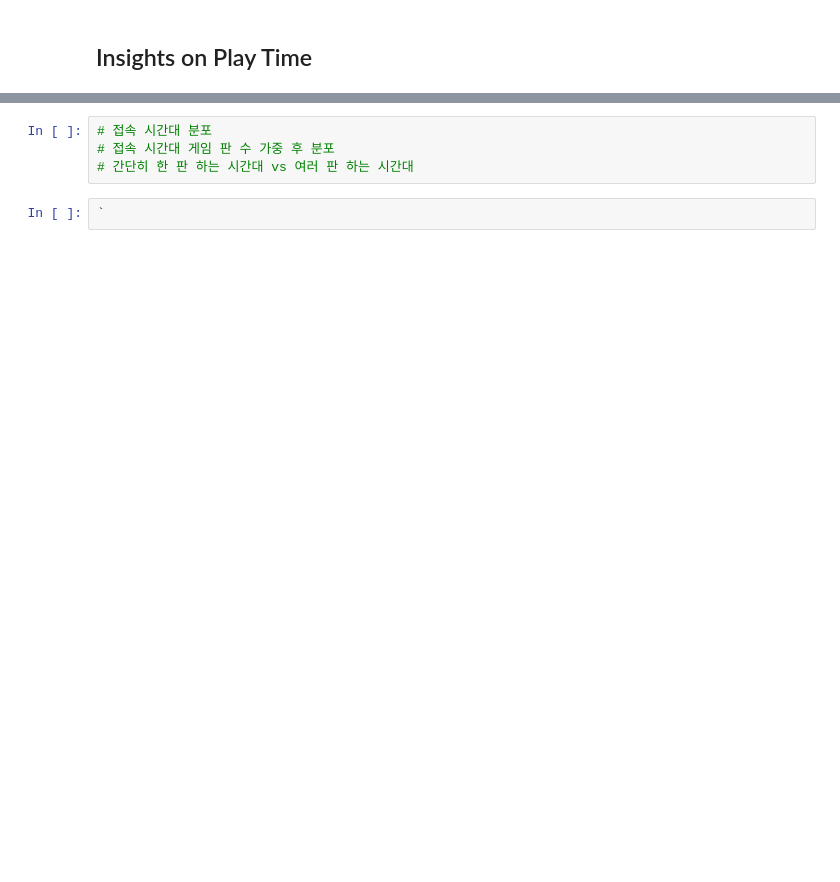
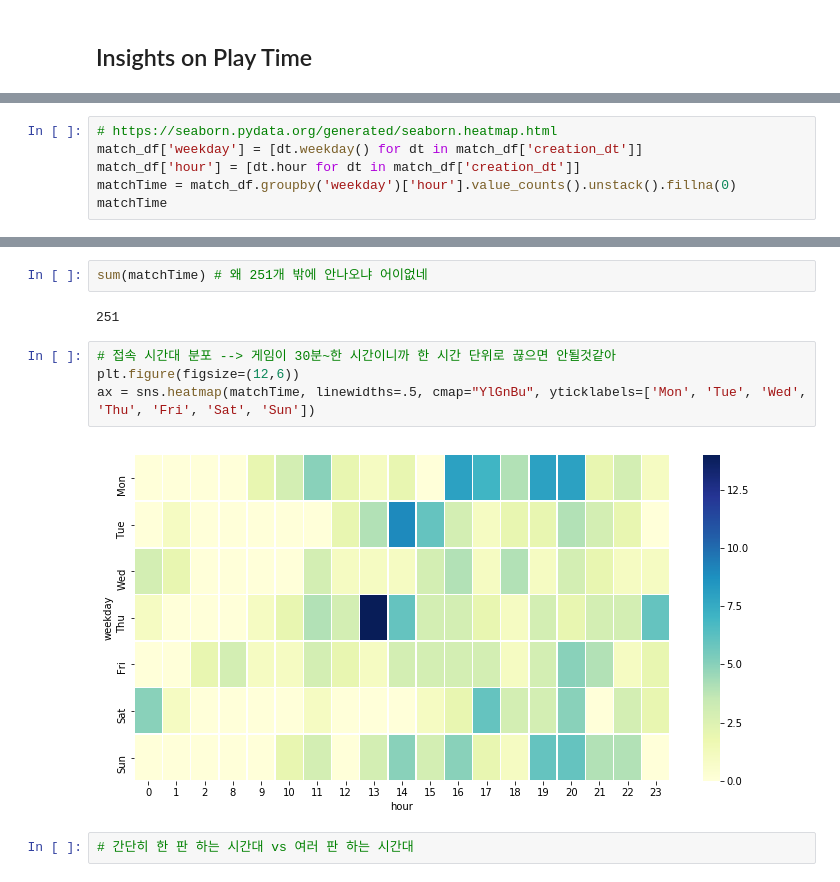
Before and after one commit to yoongaemii/Rioter, a Jupyter notebook: hyunyoung/Hypothesis_GameSequence.ipynb, the cells around one changed output, grey strips where cells are left out. Cells and saved outputs as stored; diff of their text form; blank space fills up the shorter version.

```diff
--- a/hyunyoung/Hypothesis_GameSequence.ipynb
+++ b/hyunyoung/Hypothesis_GameSequence.ipynb
@@ -166,0 +299,6 @@ hist = seq_df['matchNum'].hist()
+# %%
+# https://seaborn.pydata.org/generated/seaborn.heatmap.html
+match_df['weekday'] = [dt.weekday() for dt in match_df['creation_dt']]
+match_df['hour'] = [dt.hour for dt in match_df['creation_dt']]
+matchTime = match_df.groupby('weekday')['hour'].value_counts().unstack().fillna(0)
+matchTime
@@ -167,6 +315,12 @@ hist = seq_df['matchNum'].hist()
+# %%
+sum(matchTime) # 왜 251개 밖에 안나오냐 어이없네
+# %% [output]
+251
+# %%
+# 접속 시간대 분포 --> 게임이 30분~한 시간이니까 한 시간 단위로 끊으면 안될것같아
+plt.figure(figsize=(12,6))
+ax = sns.heatmap(matchTime, linewidths=.5, cmap="YlGnBu", yticklabels=['Mon', 'Tue', 'Wed', 'Thu', 'Fri', 'Sat', 'Sun'])
+# %% [output]
+[figure, added]
 # %%
-# 접속 시간대 분포
-# 접속 시간대 게임 판 수 가중 후 분포
 # 간단히 한 판 하는 시간대 vs 여러 판 하는 시간대
-# %%
-`
```
Also changed, not shown: parts of 20 cells of this notebook, 4 other files.
